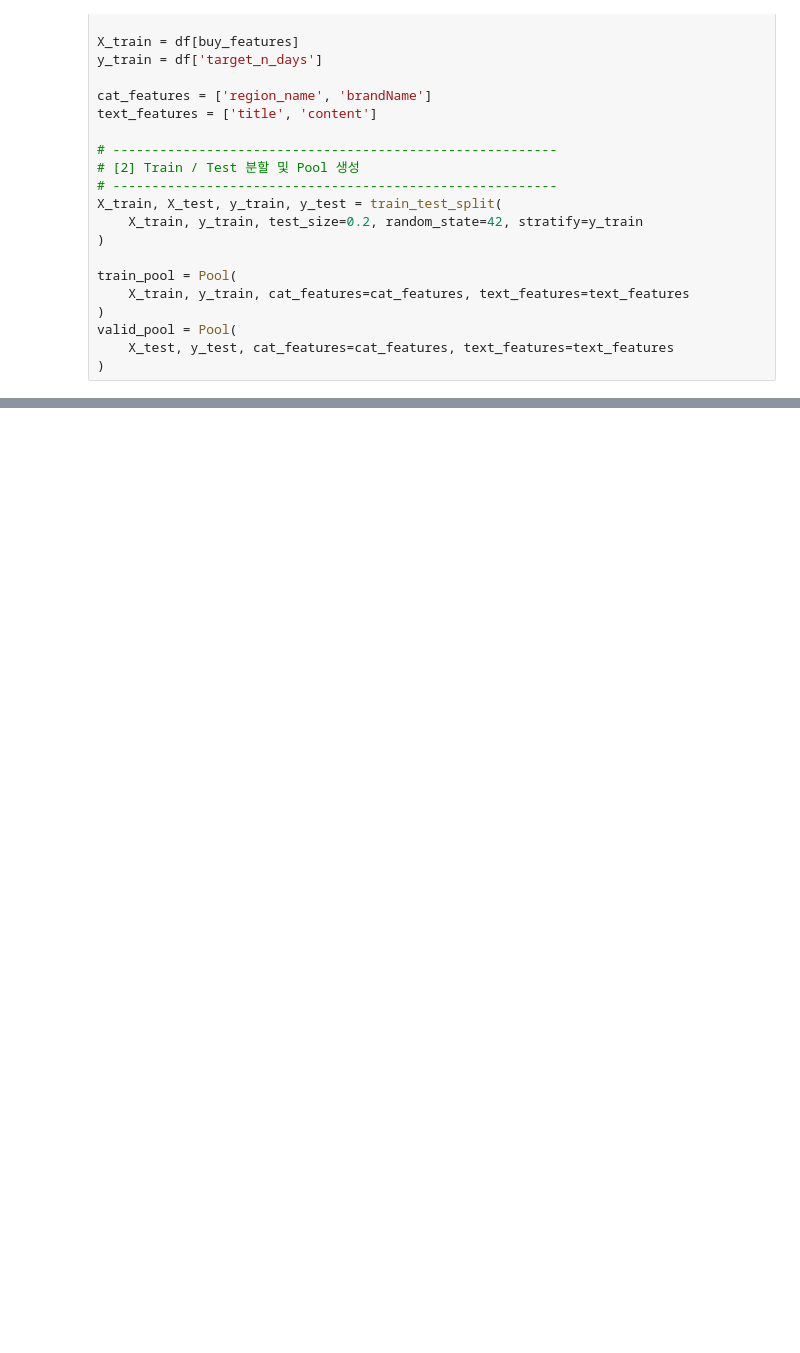
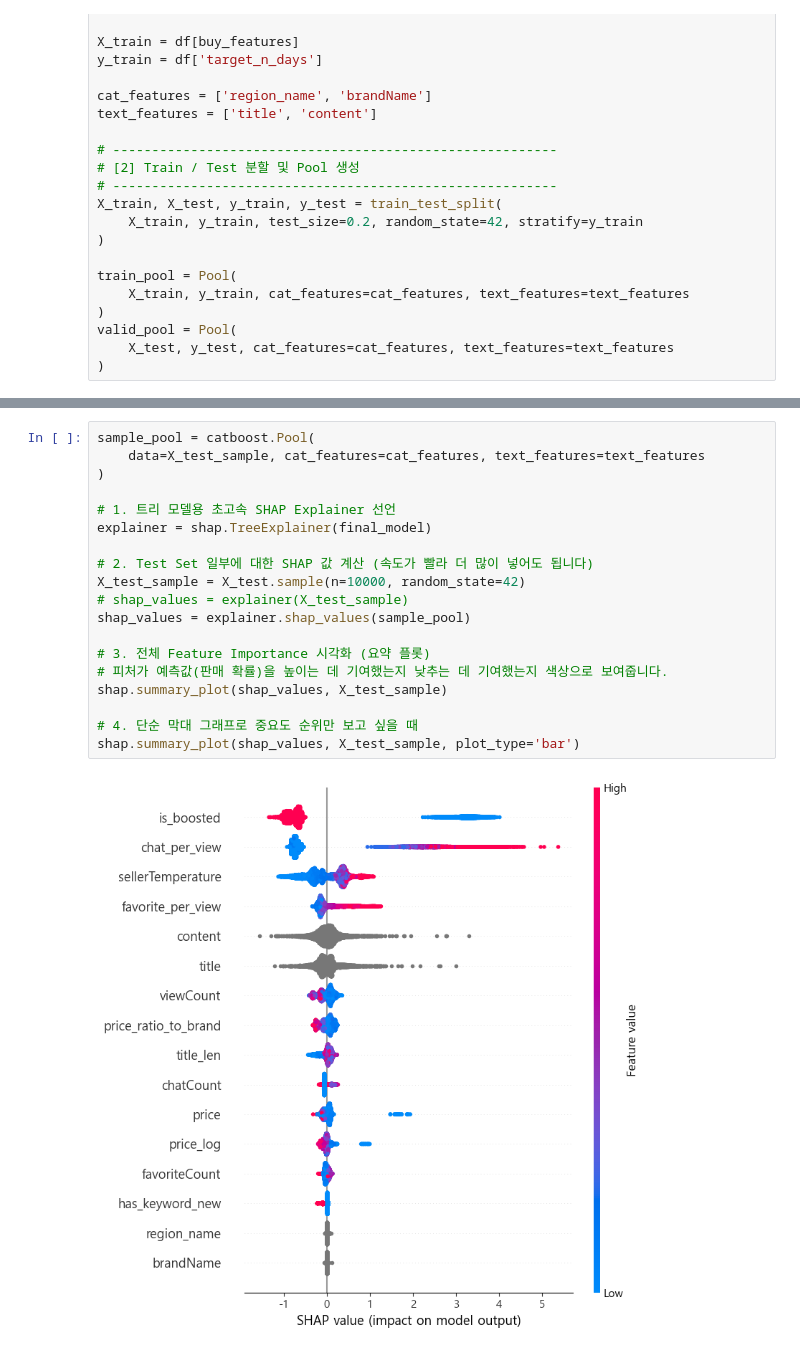
Before and after one commit to PotenUP3-02-Daangn-Marke/pj02_Daangn-marke, a Jupyter notebook: notebooks/daangn-test00.ipynb, the cells around one changed output, grey strips where cells are left out. Saved outputs shown, nothing was run; the diff lists cells and outputs as text; blank space fills up the shorter version.

```diff
--- a/notebooks/daangn-test00.ipynb
+++ b/notebooks/daangn-test00.ipynb
@@ -829,0 +952,21 @@ KeyboardInterrupt:
+# %%
+sample_pool = catboost.Pool(
+    data=X_test_sample, cat_features=cat_features, text_features=text_features
+)
+
+# 1. 트리 모델용 초고속 SHAP Explainer 선언
+explainer = shap.TreeExplainer(final_model)
+
+# 2. Test Set 일부에 대한 SHAP 값 계산 (속도가 빨라 더 많이 넣어도 됩니다)
+X_test_sample = X_test.sample(n=10000, random_state=42)
+# shap_values = explainer(X_test_sample)
+shap_values = explainer.shap_values(sample_pool)
+
+# 3. 전체 Feature Importance 시각화 (요약 플롯)
+# 피처가 예측값(판매 확률)을 높이는 데 기여했는지 낮추는 데 기여했는지 색상으로 보여줍니다.
+shap.summary_plot(shap_values, X_test_sample)
+
+# 4. 단순 막대 그래프로 중요도 순위만 보고 싶을 때
+shap.summary_plot(shap_values, X_test_sample, plot_type='bar')
+# %% [output]
+[figure, added]
```
Also changed, not shown: parts of 12 cells of this notebook.
